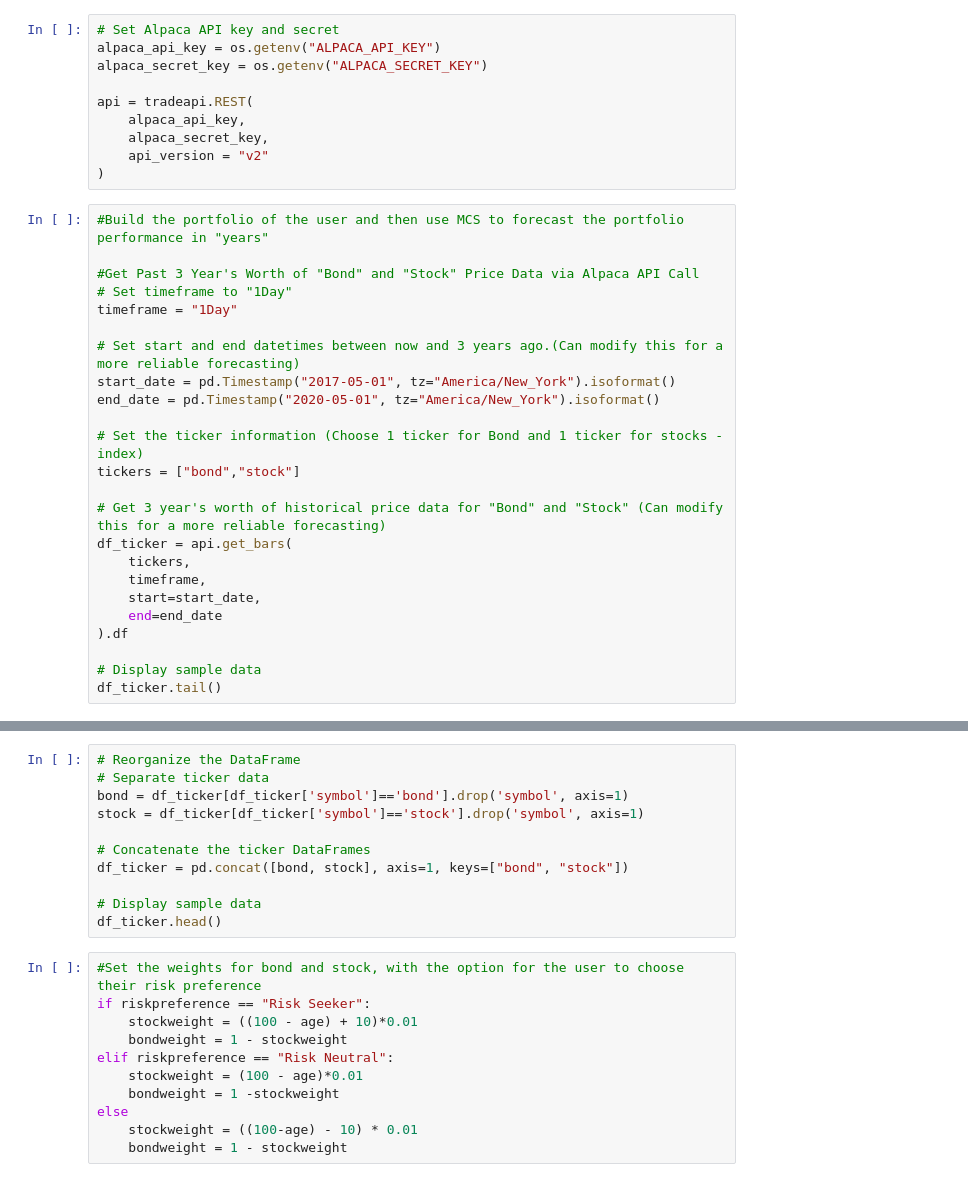
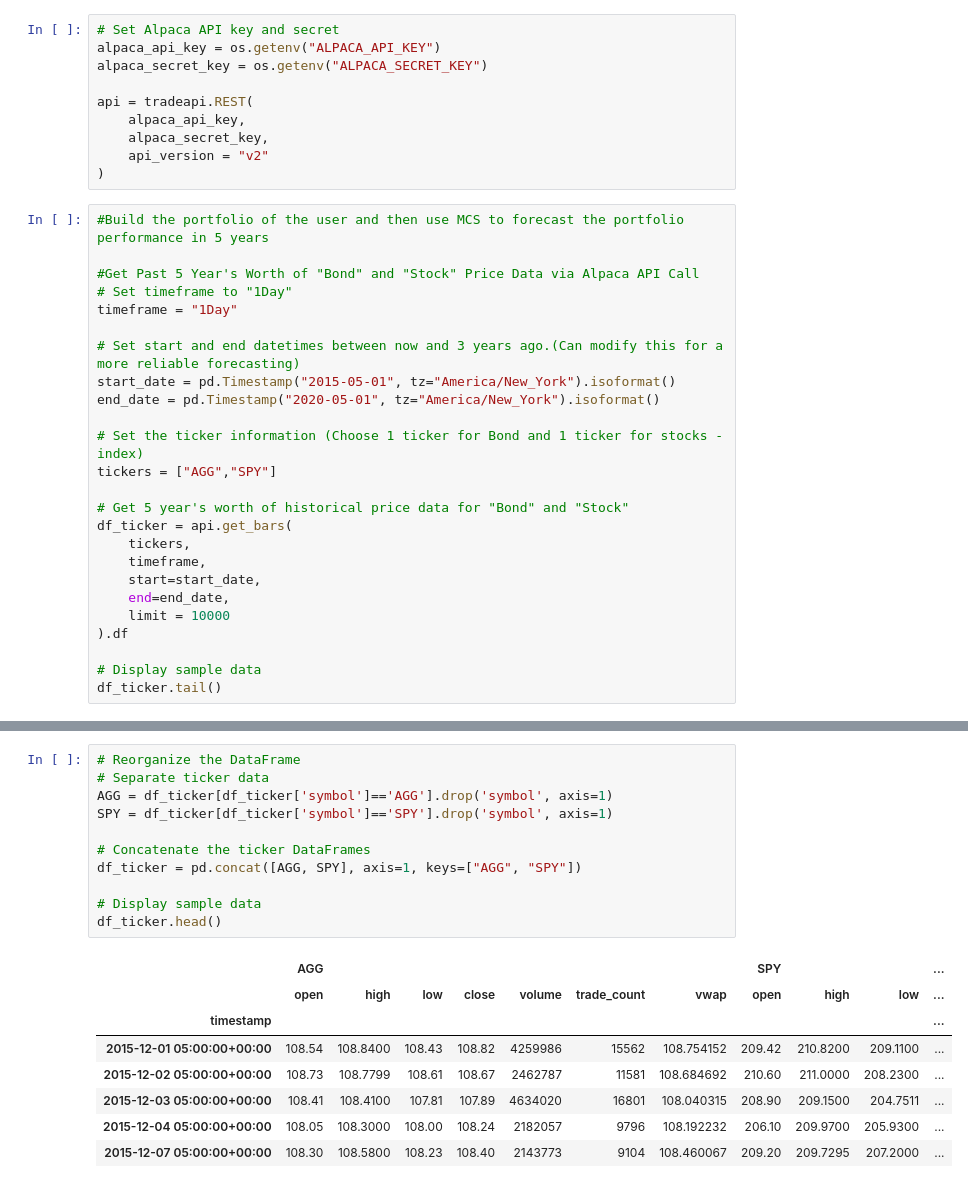
Before and after one commit to ZDQ8230/Avengers-Group-Project, a Jupyter notebook: Research/MCS-Riskoption.ipynb, the cells around one changed output, grey strips where cells are left out. Drawn from its saved outputs; the diff is of its cells as text.

```diff
--- a/Research/MCS-Riskoption.ipynb
+++ b/Research/MCS-Riskoption.ipynb
@@ -19,25 +25,26 @@ api = tradeapi.REST(
     api_version = "v2"
 )
 # %%
-#Build the portfolio of the user and then use MCS to forecast the portfolio performance in "years"
+#Build the portfolio of the user and then use MCS to forecast the portfolio performance in 5 years
 
-#Get Past 3 Year's Worth of "Bond" and "Stock" Price Data via Alpaca API Call
+#Get Past 5 Year's Worth of "Bond" and "Stock" Price Data via Alpaca API Call
 # Set timeframe to "1Day"
 timeframe = "1Day"
 
 # Set start and end datetimes between now and 3 years ago.(Can modify this for a more reliable forecasting)
-start_date = pd.Timestamp("2017-05-01", tz="America/New_York").isoformat()
+start_date = pd.Timestamp("2015-05-01", tz="America/New_York").isoformat()
 end_date = pd.Timestamp("2020-05-01", tz="America/New_York").isoformat()
 
 # Set the ticker information (Choose 1 ticker for Bond and 1 ticker for stocks - index)
-tickers = ["bond","stock"]
+tickers = ["AGG","SPY"]
 
-# Get 3 year's worth of historical price data for "Bond" and "Stock" (Can modify this for a more reliable forecasting)
+# Get 5 year's worth of historical price data for "Bond" and "Stock"
 df_ticker = api.get_bars(
     tickers,
     timeframe,
     start=start_date,
-    end=end_date
+    end=end_date,
+    limit = 10000
 ).df
 
 # Display sample data
@@ -45,22 +60,20 @@ df_ticker.tail()
 # %%
 # Reorganize the DataFrame
 # Separate ticker data
-bond = df_ticker[df_ticker['symbol']=='bond'].drop('symbol', axis=1)
-stock = df_ticker[df_ticker['symbol']=='stock'].drop('symbol', axis=1)
+AGG = df_ticker[df_ticker['symbol']=='AGG'].drop('symbol', axis=1)
+SPY = df_ticker[df_ticker['symbol']=='SPY'].drop('symbol', axis=1)
 
 # Concatenate the ticker DataFrames
-df_ticker = pd.concat([bond, stock], axis=1, keys=["bond", "stock"])
+df_ticker = pd.concat([AGG, SPY], axis=1, keys=["AGG", "SPY"])
 
 # Display sample data
 df_ticker.head()
+# %% [output]
+|  | AGG |  |  |  |  |  |  | SPY |  |  | ... |
+|  | open | high | low | close | volume | trade_count | vwap | open | high | low | ... |
+| timestamp |  |  |  |  |  |  |  |  |  |  | ... |
+| 2015-12-01 05:00:00+00:00 | 108.54 | 108.8400 | 108.43 | 108.82 | 4259986 | 15562 | 108.754152 | 209.42 | 210.8200 | 209.1100 | ... |
+| 2015-12-02 05:00:00+00:00 | 108.73 | 108.7799 | 108.61 | 108.67 | 2462787 | 11581 | 108.684692 | 210.60 | 211.0000 | 208.2300 | ... |
+| 2015-12-03 05:00:00+00:00 | 108.41 | 108.4100 | 107.81 | 107.89 | 4634020 | 16801 | 108.040315 | 208.90 | 209.1500 | 204.7511 | ... |
+| 2015-12-04 05:00:00+00:00 | 108.05 | 108.3000 | 108.00 | 108.24 | 2182057 | 9796 | 108.192232 | 206.10 | 209.9700 | 205.9300 | ... |
+| 2015-12-07 05:00:00+00:00 | 108.30 | 108.5800 | 108.23 | 108.40 | 2143773 | 9104 | 108.460067 | 209.20 | 209.7295 | 207.2000 | ... |
-# %%
-#Set the weights for bond and stock, with the option for the user to choose their risk preference
-if riskpreference == "Risk Seeker":
-    stockweight = ((100 - age) + 10)*0.01
-    bondweight = 1 - stockweight
-elif riskpreference == "Risk Neutral":
-    stockweight = (100 - age)*0.01
-    bondweight = 1 -stockweight
-else
-    stockweight = ((100-age) - 10) * 0.01
-    bondweight = 1 - stockweight
```
Also changed, not shown: parts of 14 cells of this notebook.
